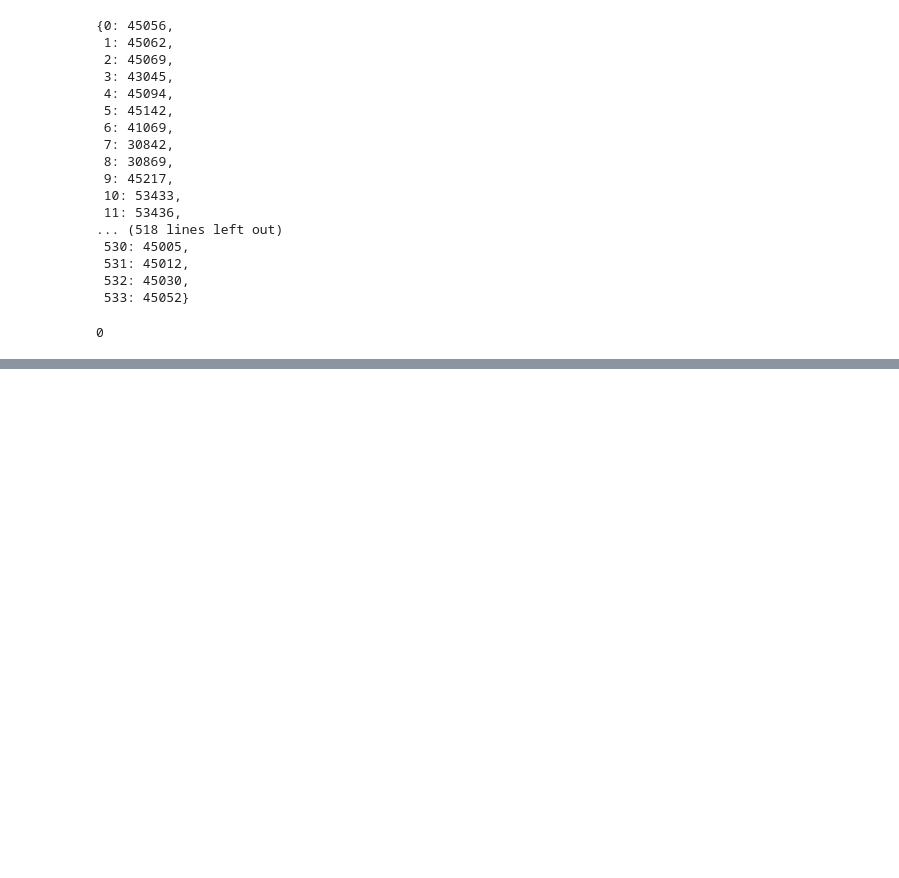
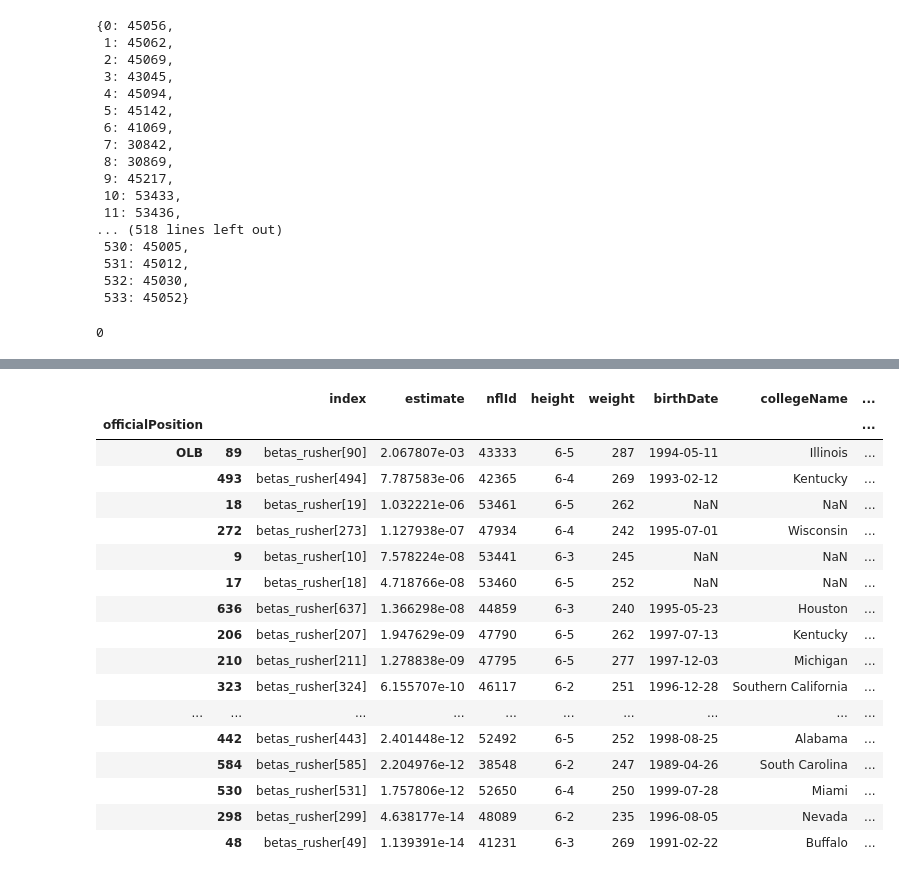
Before and after one commit to IshTheCoder/Matchup_Identifier, a Jupyter notebook: src/Maximization Sandbox.ipynb, the cells around one changed output, grey strips where cells are left out. Saved outputs shown, nothing was run; the diff lists cells and outputs as text; code cells hidden in the pictures; blank space fills up the shorter version.

```diff
--- a/src/Maximization Sandbox.ipynb
+++ b/src/Maximization Sandbox.ipynb
@@ -707,0 +714,8 @@ np.isinf(strain_data["dy_pr_qb"]**2).sum()
+# %%
+coef_velo_df = coef_velo.iloc[0][1:].reset_index()
+# %%
+coef_velo_df.rename(axis = 1, inplace=True, mapper = {0:"estimate"})
+# %%
+rusher_coef_velo_df = coef_velo_df[coef_velo_df["index"].str.contains("rusher")]
+# %%
+rusher_coef_velo_df["nflId"] = rusher_coef_velo_df["index"].apply(lambda x: rusher_encoder_map[int(x.replace("[",".").replace("]","").split(".")[-1]) -1])
@@ -707,0 +744,21 @@ np.isinf(strain_data["dy_pr_qb"]**2).sum()
+# %%
+rusher_coef_velo_df.merge(players).merge(snaps, left_on = ["nflId"], right_on = ["nflId_pr"]).groupby(["officialPosition"]).apply(lambda x: x[(x.num_snaps >= 90) & (x.officialPosition =="OLB")].sort_values("estimate",ascending=False).head(20))
+# %% [output]
+|  |  | index | estimate | nflId | height | weight | birthDate | collegeName | ... |
+| officialPosition |  |  |  |  |  |  |  |  | ... |
+| OLB | 89 | betas_rusher[90] | 2.067807e-03 | 43333 | 6-5 | 287 | 1994-05-11 | Illinois | ... |
+|  | 493 | betas_rusher[494] | 7.787583e-06 | 42365 | 6-4 | 269 | 1993-02-12 | Kentucky | ... |
+|  | 18 | betas_rusher[19] | 1.032221e-06 | 53461 | 6-5 | 262 | NaN | NaN | ... |
+|  | 272 | betas_rusher[273] | 1.127938e-07 | 47934 | 6-4 | 242 | 1995-07-01 | Wisconsin | ... |
+|  | 9 | betas_rusher[10] | 7.578224e-08 | 53441 | 6-3 | 245 | NaN | NaN | ... |
+|  | 17 | betas_rusher[18] | 4.718766e-08 | 53460 | 6-5 | 252 | NaN | NaN | ... |
+|  | 636 | betas_rusher[637] | 1.366298e-08 | 44859 | 6-3 | 240 | 1995-05-23 | Houston | ... |
+|  | 206 | betas_rusher[207] | 1.947629e-09 | 47790 | 6-5 | 262 | 1997-07-13 | Kentucky | ... |
+|  | 210 | betas_rusher[211] | 1.278838e-09 | 47795 | 6-5 | 277 | 1997-12-03 | Michigan | ... |
+|  | 323 | betas_rusher[324] | 6.155707e-10 | 46117 | 6-2 | 251 | 1996-12-28 | Southern California | ... |
+| ... | ... | ... | ... | ... | ... | ... | ... | ... | ... |
+|  | 442 | betas_rusher[443] | 2.401448e-12 | 52492 | 6-5 | 252 | 1998-08-25 | Alabama | ... |
+|  | 584 | betas_rusher[585] | 2.204976e-12 | 38548 | 6-2 | 247 | 1989-04-26 | South Carolina | ... |
+|  | 530 | betas_rusher[531] | 1.757806e-12 | 52650 | 6-4 | 250 | 1999-07-28 | Miami | ... |
+|  | 298 | betas_rusher[299] | 4.638177e-14 | 48089 | 6-2 | 235 | 1996-08-05 | Nevada | ... |
+|  | 48 | betas_rusher[49] | 1.139391e-14 | 41231 | 6-3 | 269 | 1991-02-22 | Buffalo | ... |
```
Also changed, not shown: parts of 8 cells of this notebook.
